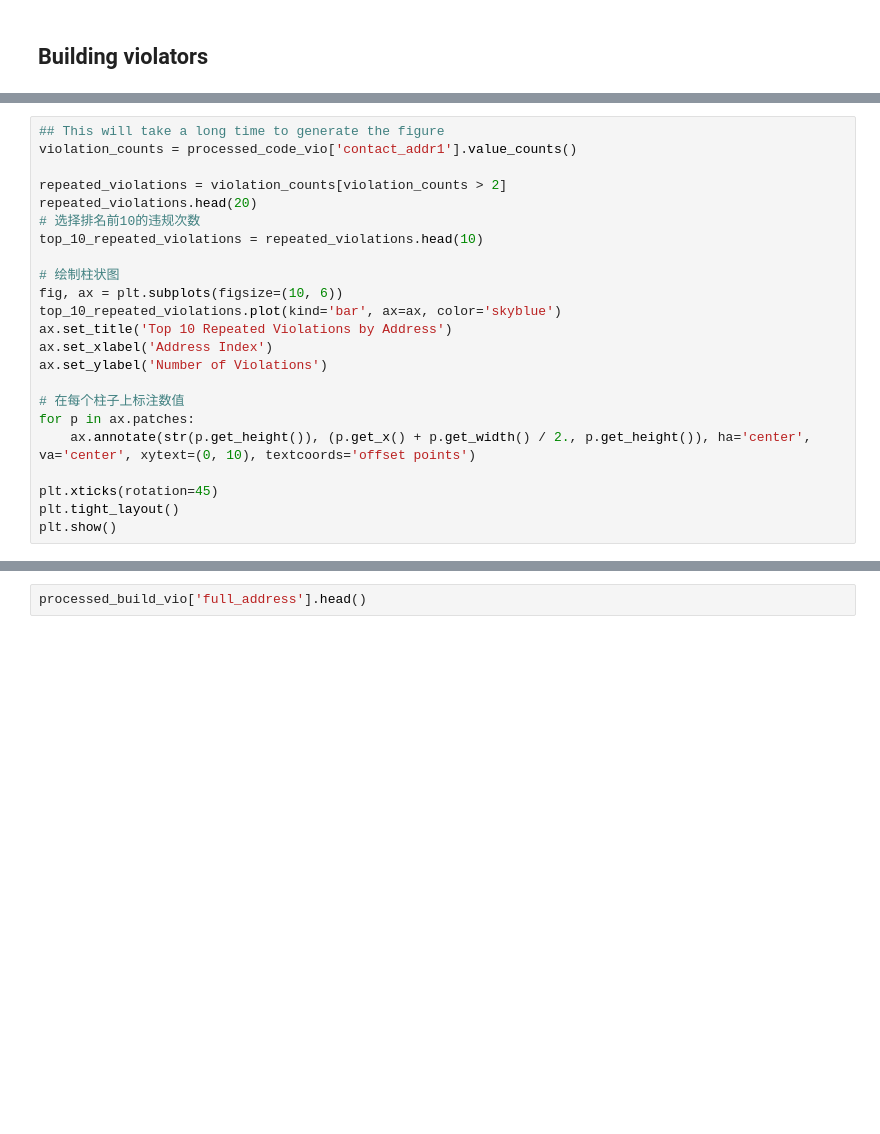
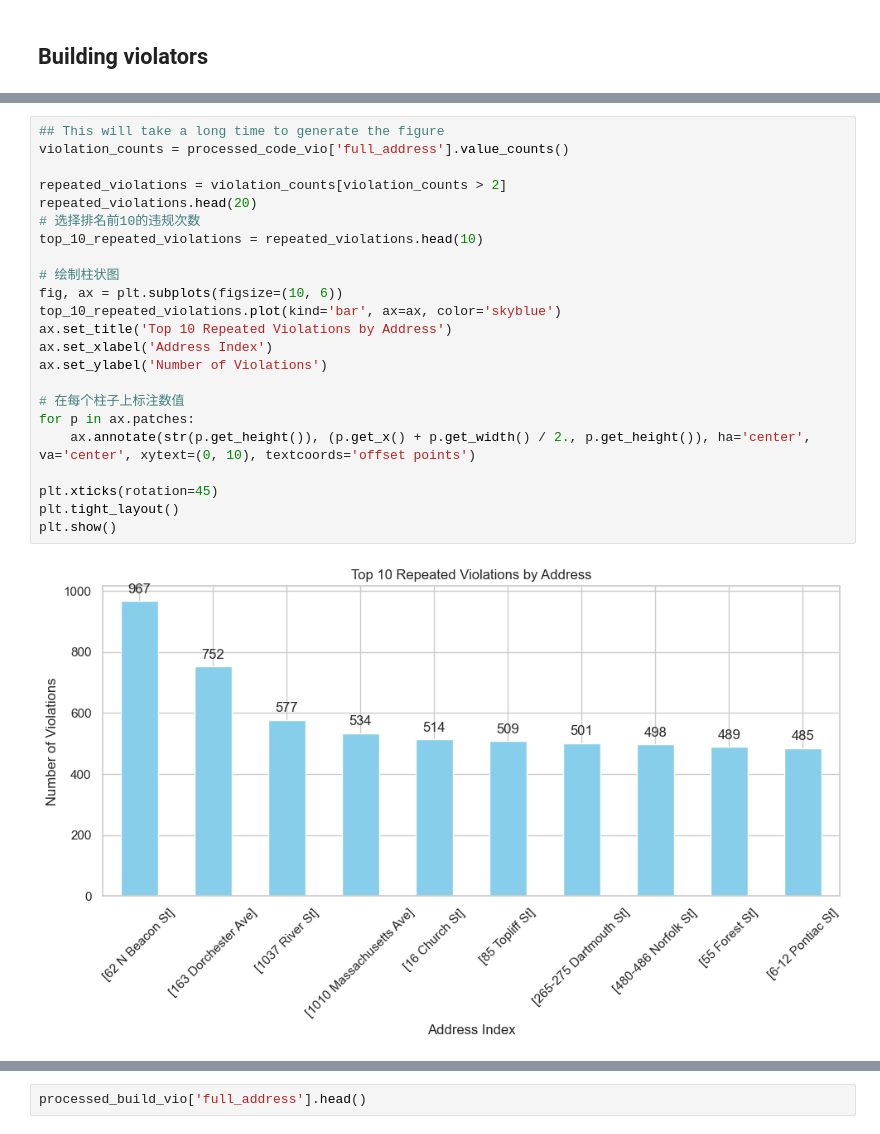
Before and after one commit to Julianzen/Bos_Building_Violations, a Jupyter notebook: merged_data.ipynb, the cells around one changed output, grey strips where cells are left out. Cells and saved outputs as stored; diff of their text form; blank space fills up the shorter version.

```diff
--- a/merged_data.ipynb
+++ b/merged_data.ipynb
@@ -59,24 +59,26 @@ plt.show()
 # %%
 ## This will take a long time to generate the figure
-violation_counts = processed_code_vio['contact_addr1'].value_counts()
+violation_counts = processed_code_vio['full_address'].value_counts()
 
 repeated_violations = violation_counts[violation_counts > 2]
 repeated_violations.head(20)
 # 选择排名前10的违规次数
 top_10_repeated_violations = repeated_violations.head(10)
 
 # 绘制柱状图
 fig, ax = plt.subplots(figsize=(10, 6))
 top_10_repeated_violations.plot(kind='bar', ax=ax, color='skyblue')
 ax.set_title('Top 10 Repeated Violations by Address')
 ax.set_xlabel('Address Index')
 ax.set_ylabel('Number of Violations')
 
 # 在每个柱子上标注数值
 for p in ax.patches:
     ax.annotate(str(p.get_height()), (p.get_x() + p.get_width() / 2., p.get_height()), ha='center', va='center', xytext=(0, 10), textcoords='offset points')
 
 plt.xticks(rotation=45)
 plt.tight_layout()
 plt.show()
+# %% [output]
+[figure, added]
 # %%
```
Also changed, not shown: parts of 9 cells of this notebook.
